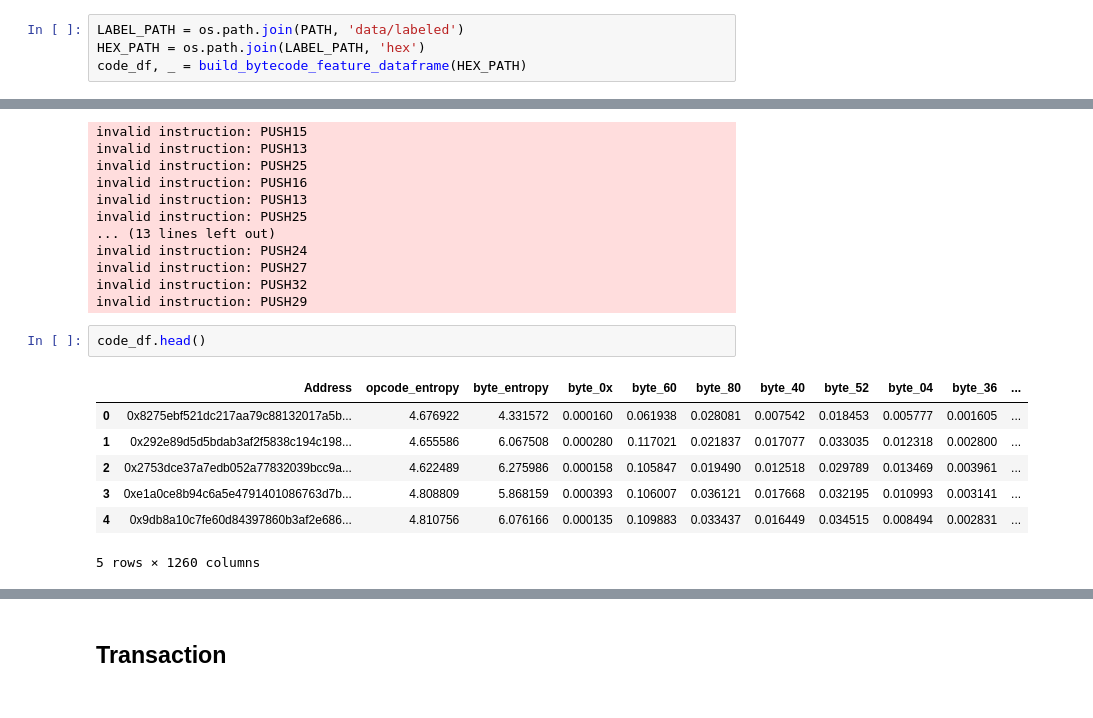
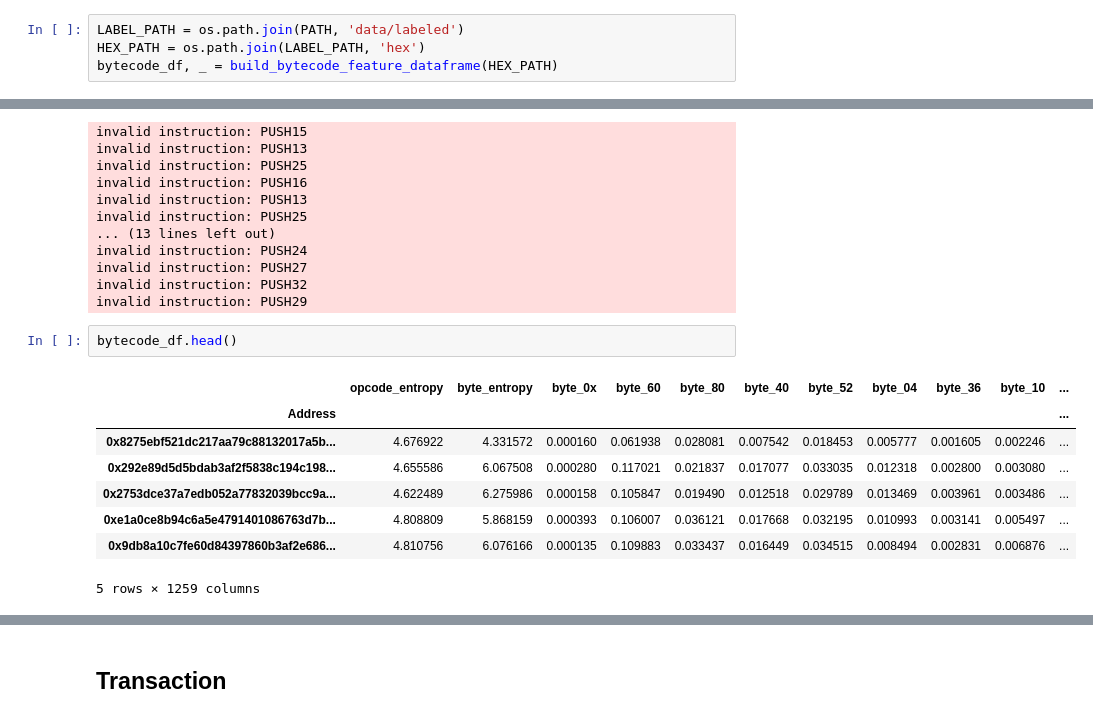
Before and after one commit to patorsiang/rugpull-detection-msc-kent-2025, a Jupyter notebook: notebooks/2_feature_extraction.ipynb, the cells around one changed output, grey strips where cells are left out. Drawn from its saved outputs; the diff is of its cells as text.

```diff
--- a/notebooks/2_feature_extraction.ipynb
+++ b/notebooks/2_feature_extraction.ipynb
@@ -16,7 +16,7 @@ from backend.utils.feature_extraction import build_bytecode_feature_dataframe
 # %%
 LABEL_PATH = os.path.join(PATH, 'data/labeled')
 HEX_PATH = os.path.join(LABEL_PATH, 'hex')
-code_df, _ = build_bytecode_feature_dataframe(HEX_PATH)
+bytecode_df, _ = build_bytecode_feature_dataframe(HEX_PATH)
 # %% [output]
 invalid instruction: PUSH30
 invalid instruction: PUSH16
@@ -36,12 +36,13 @@ invalid instruction: PUSH27
 invalid instruction: PUSH32
 invalid instruction: PUSH29
 # %%
-code_df.head()
+bytecode_df.head()
 # %% [output]
-|  | Address | opcode_entropy | byte_entropy | byte_0x | byte_60 | byte_80 | byte_40 | byte_52 | byte_04 | byte_36 | ... |
-| 0 | 0x8275ebf521dc217aa79c88132017a5b... | 4.676922 | 4.331572 | 0.000160 | 0.061938 | 0.028081 | 0.007542 | 0.018453 | 0.005777 | 0.001605 | ... |
-| 1 | 0x292e89d5d5bdab3af2f5838c194c198... | 4.655586 | 6.067508 | 0.000280 | 0.117021 | 0.021837 | 0.017077 | 0.033035 | 0.012318 | 0.002800 | ... |
-| 2 | 0x2753dce37a7edb052a77832039bcc9a... | 4.622489 | 6.275986 | 0.000158 | 0.105847 | 0.019490 | 0.012518 | 0.029789 | 0.013469 | 0.003961 | ... |
-| 3 | 0xe1a0ce8b94c6a5e4791401086763d7b... | 4.808809 | 5.868159 | 0.000393 | 0.106007 | 0.036121 | 0.017668 | 0.032195 | 0.010993 | 0.003141 | ... |
-| 4 | 0x9db8a10c7fe60d84397860b3af2e686... | 4.810756 | 6.076166 | 0.000135 | 0.109883 | 0.033437 | 0.016449 | 0.034515 | 0.008494 | 0.002831 | ... |
+|  | opcode_entropy | byte_entropy | byte_0x | byte_60 | byte_80 | byte_40 | byte_52 | byte_04 | byte_36 | byte_10 | ... |
+| Address |  |  |  |  |  |  |  |  |  |  | ... |
+| 0x8275ebf521dc217aa79c88132017a5b... | 4.676922 | 4.331572 | 0.000160 | 0.061938 | 0.028081 | 0.007542 | 0.018453 | 0.005777 | 0.001605 | 0.002246 | ... |
+| 0x292e89d5d5bdab3af2f5838c194c198... | 4.655586 | 6.067508 | 0.000280 | 0.117021 | 0.021837 | 0.017077 | 0.033035 | 0.012318 | 0.002800 | 0.003080 | ... |
+| 0x2753dce37a7edb052a77832039bcc9a... | 4.622489 | 6.275986 | 0.000158 | 0.105847 | 0.019490 | 0.012518 | 0.029789 | 0.013469 | 0.003961 | 0.003486 | ... |
+| 0xe1a0ce8b94c6a5e4791401086763d7b... | 4.808809 | 5.868159 | 0.000393 | 0.106007 | 0.036121 | 0.017668 | 0.032195 | 0.010993 | 0.003141 | 0.005497 | ... |
+| 0x9db8a10c7fe60d84397860b3af2e686... | 4.810756 | 6.076166 | 0.000135 | 0.109883 | 0.033437 | 0.016449 | 0.034515 | 0.008494 | 0.002831 | 0.006876 | ... |
-5 rows × 1260 columns
+5 rows × 1259 columns
```
Also changed, not shown: parts of 9 cells of this notebook, 4 other files.
